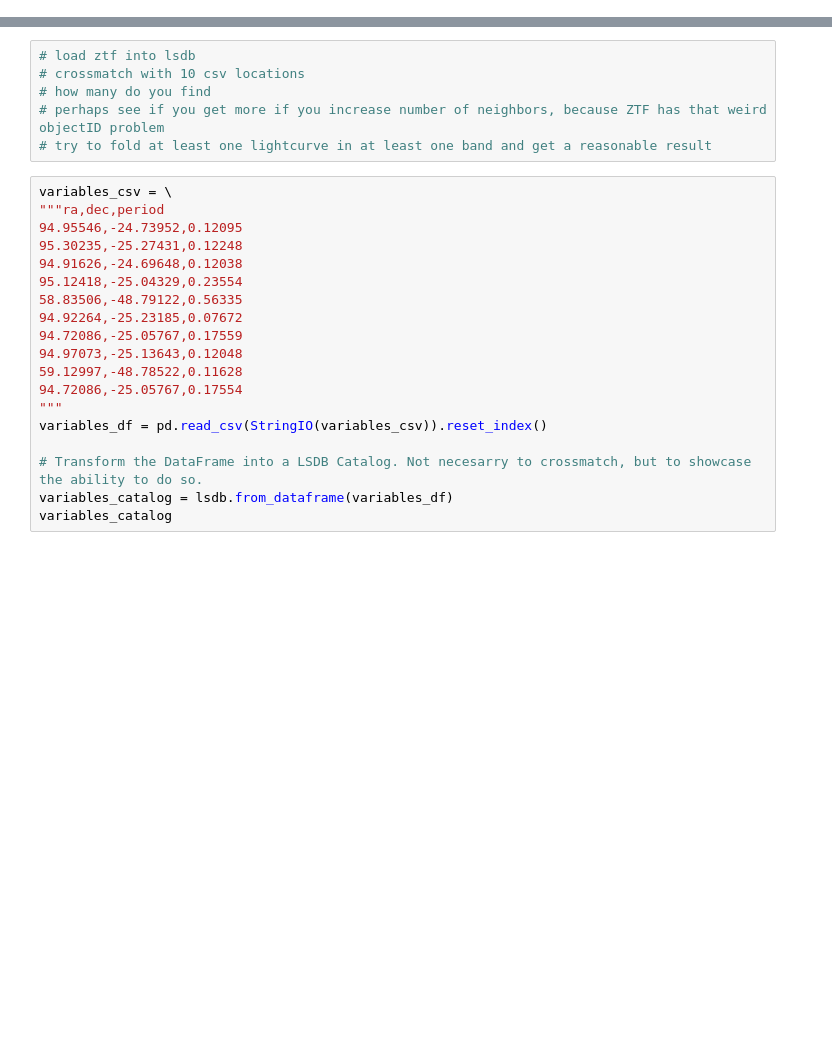
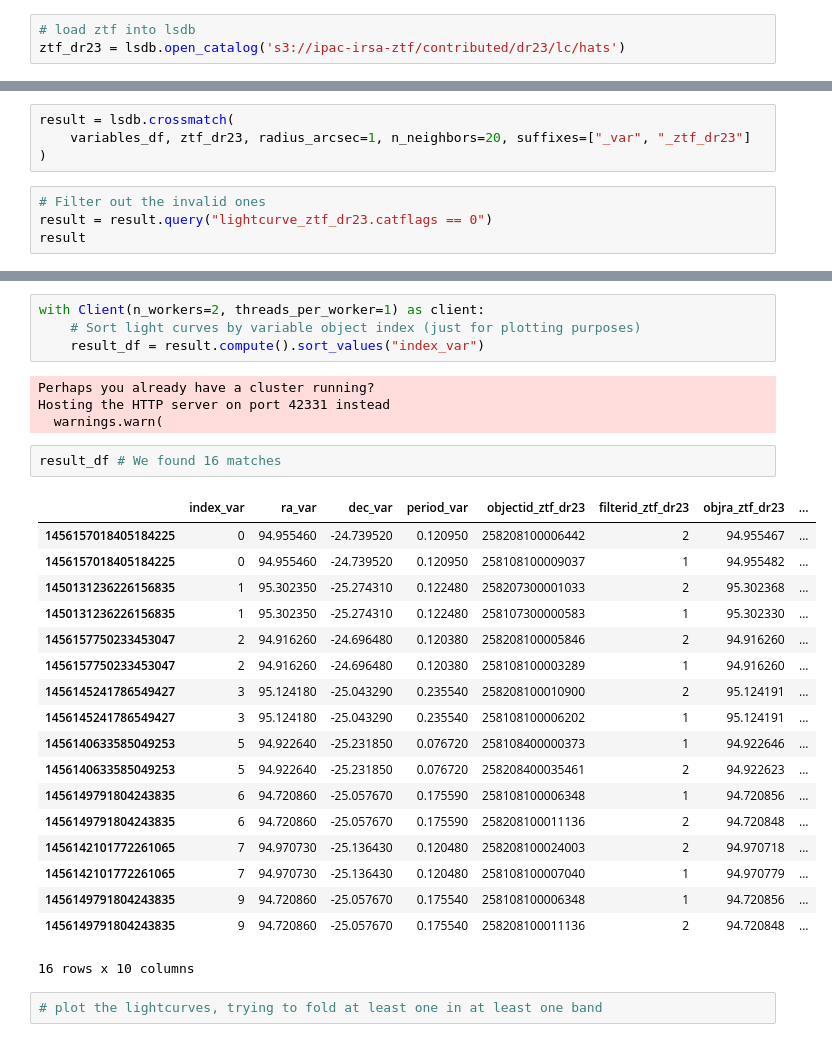
Before and after one commit to lincc-frameworks/RCW_Hackathon_2025_LSDB, a Jupyter notebook: Notebook_4_Solution.ipynb, the cells around one changed output, grey strips where cells are left out. Cells and saved outputs as stored; diff of their text form; blank space fills up the shorter version.

```diff
--- a/Notebook_4_Solution.ipynb
+++ b/Notebook_4_Solution.ipynb
@@ -0,0 +16,3 @@
+# %%
+# load ztf into lsdb
+ztf_dr23 = lsdb.open_catalog('s3://ipac-irsa-ztf/contributed/dr23/lc/hats')
@@ -0,0 +35,8 @@
+# %%
+result = lsdb.crossmatch(
+    variables_df, ztf_dr23, radius_arcsec=1, n_neighbors=20, suffixes=["_var", "_ztf_dr23"]
+)
+# %%
+# Filter out the invalid ones
+result = result.query("lightcurve_ztf_dr23.catflags == 0")
+result
@@ -1,25 +50,31 @@
+# %%
+with Client(n_workers=2, threads_per_worker=1) as client:
+    # Sort light curves by variable object index (just for plotting purposes)
+    result_df = result.compute().sort_values("index_var")
+# %% [output]
+Perhaps you already have a cluster running?
+Hosting the HTTP server on port 42331 instead
+  warnings.warn(
+# %%
+result_df # We found 16 matches
+# %% [output]
+|  | index_var | ra_var | dec_var | period_var | objectid_ztf_dr23 | filterid_ztf_dr23 | objra_ztf_dr23 | ... |
+| 1456157018405184225 | 0 | 94.955460 | -24.739520 | 0.120950 | 258208100006442 | 2 | 94.955467 | ... |
+| 1456157018405184225 | 0 | 94.955460 | -24.739520 | 0.120950 | 258108100009037 | 1 | 94.955482 | ... |
+| 1450131236226156835 | 1 | 95.302350 | -25.274310 | 0.122480 | 258207300001033 | 2 | 95.302368 | ... |
+| 1450131236226156835 | 1 | 95.302350 | -25.274310 | 0.122480 | 258107300000583 | 1 | 95.302330 | ... |
+| 1456157750233453047 | 2 | 94.916260 | -24.696480 | 0.120380 | 258208100005846 | 2 | 94.916260 | ... |
+| 1456157750233453047 | 2 | 94.916260 | -24.696480 | 0.120380 | 258108100003289 | 1 | 94.916260 | ... |
+| 1456145241786549427 | 3 | 95.124180 | -25.043290 | 0.235540 | 258208100010900 | 2 | 95.124191 | ... |
+| 1456145241786549427 | 3 | 95.124180 | -25.043290 | 0.235540 | 258108100006202 | 1 | 95.124191 | ... |
+| 1456140633585049253 | 5 | 94.922640 | -25.231850 | 0.076720 | 258108400000373 | 1 | 94.922646 | ... |
+| 1456140633585049253 | 5 | 94.922640 | -25.231850 | 0.076720 | 258208400035461 | 2 | 94.922623 | ... |
+| 1456149791804243835 | 6 | 94.720860 | -25.057670 | 0.175590 | 258108100006348 | 1 | 94.720856 | ... |
+| 1456149791804243835 | 6 | 94.720860 | -25.057670 | 0.175590 | 258208100011136 | 2 | 94.720848 | ... |
+| 1456142101772261065 | 7 | 94.970730 | -25.136430 | 0.120480 | 258208100024003 | 2 | 94.970718 | ... |
+| 1456142101772261065 | 7 | 94.970730 | -25.136430 | 0.120480 | 258108100007040 | 1 | 94.970779 | ... |
+| 1456149791804243835 | 9 | 94.720860 | -25.057670 | 0.175540 | 258108100006348 | 1 | 94.720856 | ... |
+| 1456149791804243835 | 9 | 94.720860 | -25.057670 | 0.175540 | 258208100011136 | 2 | 94.720848 | ... |
+16 rows x 10 columns
 # %%
-# load ztf into lsdb
-# crossmatch with 10 csv locations
-# how many do you find
-# perhaps see if you get more if you increase number of neighbors, because ZTF has that weird objectID problem
-# try to fold at least one lightcurve in at least one band and get a reasonable result
+# plot the lightcurves, trying to fold at least one in at least one band
-# %%
-variables_csv = \
-"""ra,dec,period
-94.95546,-24.73952,0.12095
-95.30235,-25.27431,0.12248
-94.91626,-24.69648,0.12038
-95.12418,-25.04329,0.23554
-58.83506,-48.79122,0.56335
-94.92264,-25.23185,0.07672
-94.72086,-25.05767,0.17559
-94.97073,-25.13643,0.12048
-59.12997,-48.78522,0.11628
-94.72086,-25.05767,0.17554
-"""
-variables_df = pd.read_csv(StringIO(variables_csv)).reset_index()
-
-# Transform the DataFrame into a LSDB Catalog. Not necesarry to crossmatch, but to showcase the ability to do so.
-variables_catalog = lsdb.from_dataframe(variables_df)
-variables_catalog
```
Also changed, not shown: parts of 6 cells of this notebook.
